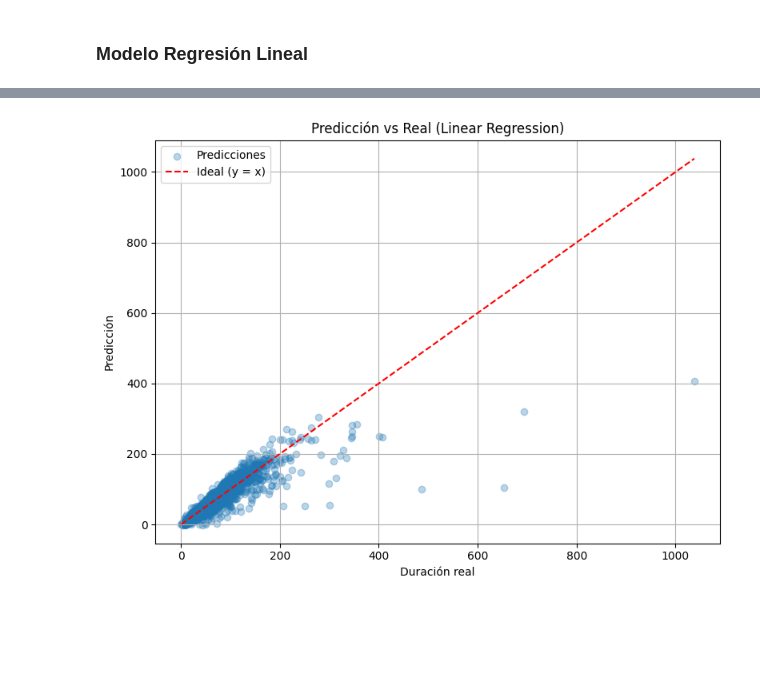
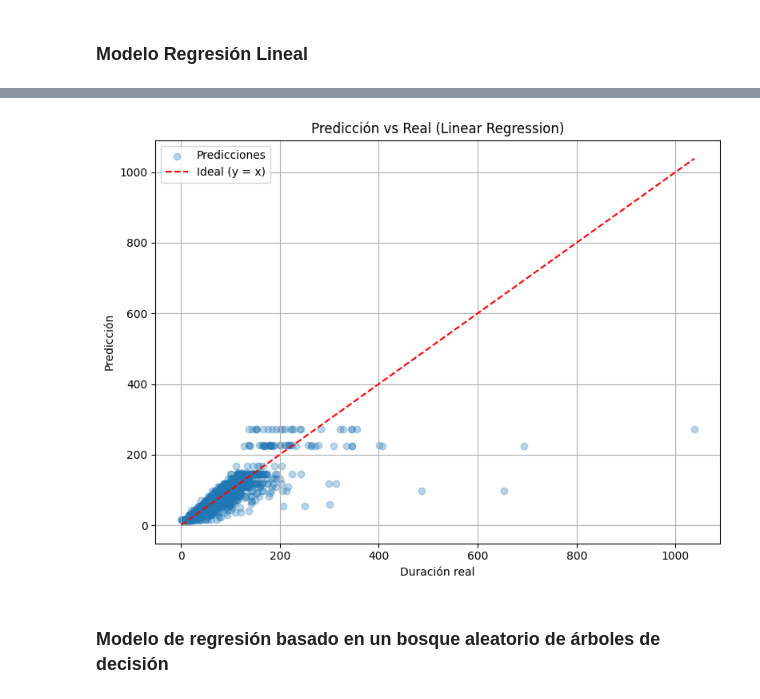
Before and after one commit to Jorgemf7/AAGE, a Jupyter notebook: Práctica 1/Práctica 1.ipynb, the cells around one changed output, grey strips where cells are left out. Saved outputs shown, nothing was run; the diff lists cells and outputs as text; code cells hidden in the pictures; blank space fills up the shorter version.

```diff
--- a/Práctica 1/Práctica 1.ipynb
+++ b/Práctica 1/Práctica 1.ipynb
@@ -23,7 +26,7 @@ spark = SparkSession.builder \
 ### Carga del dataset
 # %%
 # Cargar el dataset.
-df = spark.read.csv(r"C:\Users\Usuario\Desktop\ALEX\GCED\7º cuatri\aprendizaje automático a gran escala\run_ww_2020_d.csv", header=True, inferSchema=True)
+df = spark.read.csv("run_ww_2020_d.csv", header=True, inferSchema=True)
 # %% [markdown]
 ### Muestra de las cinco primeras filas y del esquema
 # %%
@@ -100,3 +102,5 @@ Filas tras filtrar: 4581764
+# %%
+df_filtered = df_filtered.dropna()
 # %% [markdown]
 Como seguimos teniendo gran número de filas, volvemos a filtrar. Ahora vamos a filtrar por número de atletas. Inicialmente tenemos 36.7k atletas. Vamos a probar con cuantos nos quedamos con el número de filas más adecuado.
 # %%
@@ -146,5 +148,3 @@ df_final = df_final.select("athlete", "distance", "duration", "gender", "age_gro
-# %%
-df_final = df_final.dropna()
 # %% [markdown]
 ### Muestra de las cinco primeras filas y del esquema del dataset final
 # %%
@@ -336,23 +389,25 @@ dt_predictions.select("athlete", "label", "prediction").show(10, truncate=False)
-# %%
-import matplotlib.pyplot as plt
-# Muestra pequeña para visualización (ej. 1% del total)
-sample_pd = lr_predictions.select("label", "prediction").sample(False, 0.01, seed=42).toPandas()
-
-# Gráfico de dispersión
-plt.figure(figsize=(8, 6))
-plt.scatter(sample_pd["label"], sample_pd["prediction"], alpha=0.3, label="Predicciones")
-plt.plot([sample_pd["label"].min(), sample_pd["label"].max()],
-         [sample_pd["label"].min(), sample_pd["label"].max()],
-         'r--', label="Ideal (y = x)")
-
-plt.xlabel("Duración real")
-plt.ylabel("Predicción")
-plt.title("Predicción vs Real (Linear Regression)")
-plt.legend()
-plt.grid(True)
-plt.tight_layout()
-plt.show()
-# %% [output]
-[figure, removed]
+# %%
+import matplotlib.pyplot as plt
+# Muestra pequeña para visualización (ej. 1% del total)
+sample_pd = dt_predictions.select("label", "prediction").sample(False, 0.01, seed=42).toPandas()
+
+# Gráfico de dispersión
+plt.figure(figsize=(8, 6))
+plt.scatter(sample_pd["label"], sample_pd["prediction"], alpha=0.3, label="Predicciones")
+plt.plot([sample_pd["label"].min(), sample_pd["label"].max()],
+         [sample_pd["label"].min(), sample_pd["label"].max()],
+         'r--', label="Ideal (y = x)")
+
+plt.xlabel("Duración real")
+plt.ylabel("Predicción")
+plt.title("Predicción vs Real (Linear Regression)")
+plt.legend()
+plt.grid(True)
+plt.tight_layout()
+plt.show()
+# %% [output]
+[figure, added]
+# %% [markdown]
+### Modelo de regresión basado en un bosque aleatorio de árboles de decisión
 # %%
 # Crear el modelo de Random Forest
```
Also changed, not shown: parts of 17 cells of this notebook.
